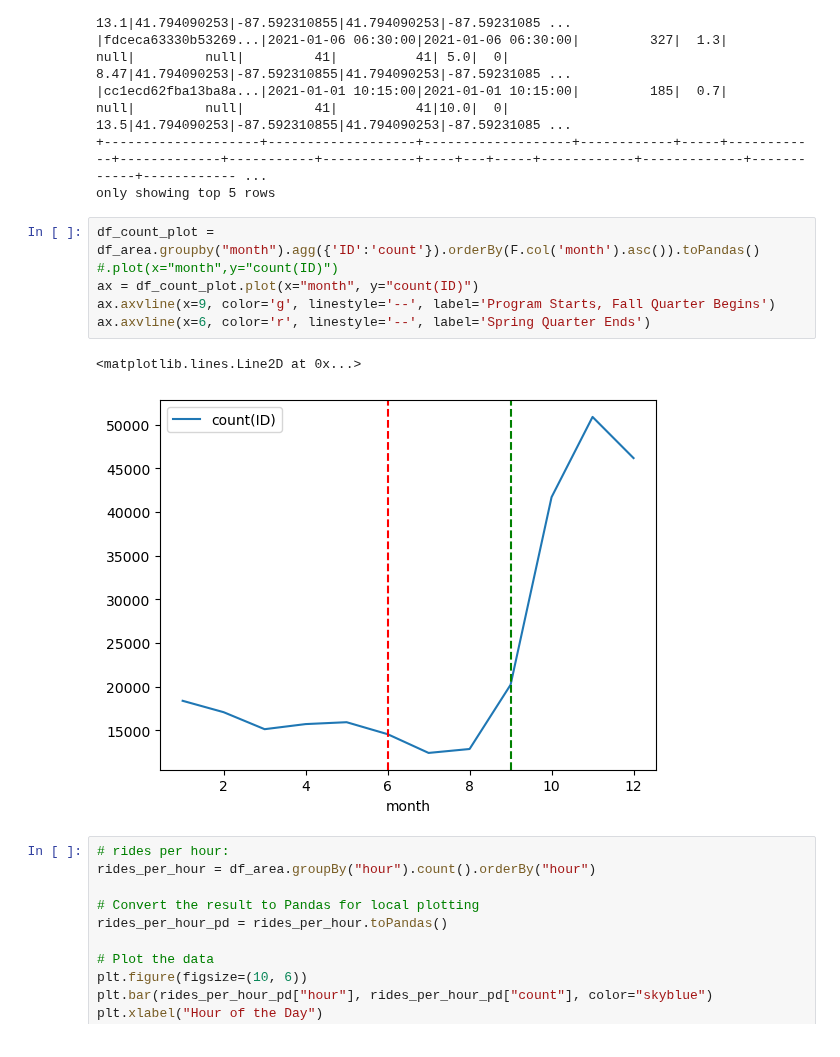
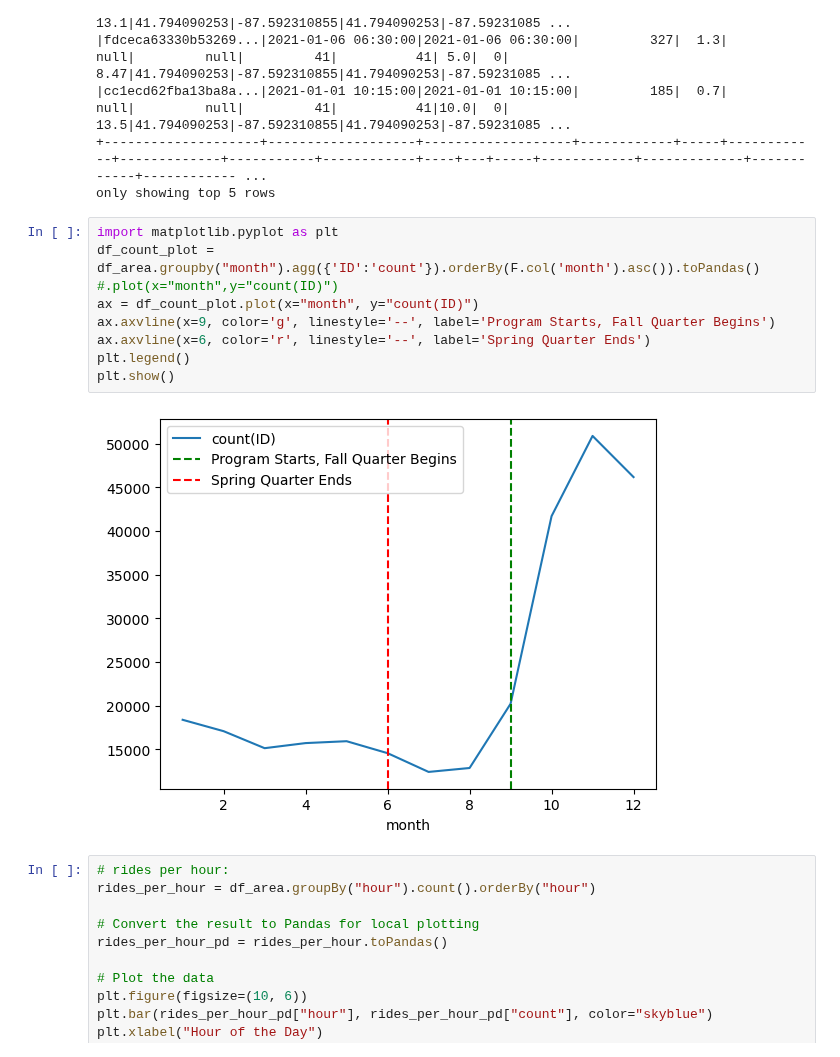
Before and after one commit to hvpachisia/uchicago-lyft-rideshare, a Jupyter notebook: eda_2021.ipynb, the cells around one changed output. Drawn from its saved outputs; the diff is of its cells as text.

Commit message:
eda update labeled graphs

```diff
--- a/eda_2021.ipynb
+++ b/eda_2021.ipynb
@@ -198,13 +198,15 @@ df_area.show(5)
 +--------------------+-------------------+-------------------+------------+-----+------------+-------------+-----------+------------+----+---+-----+------------+-------------+------------+------------ ...
 only showing top 5 rows
 # %%
+import matplotlib.pyplot as plt
 df_count_plot = df_area.groupby("month").agg({'ID':'count'}).orderBy(F.col('month').asc()).toPandas() #.plot(x="month",y="count(ID)")
 ax = df_count_plot.plot(x="month", y="count(ID)")
 ax.axvline(x=9, color='g', linestyle='--', label='Program Starts, Fall Quarter Begins')
 ax.axvline(x=6, color='r', linestyle='--', label='Spring Quarter Ends')
+plt.legend()
+plt.show()
 # %% [output]
-<matplotlib.lines.Line2D at 0x...>
-[figure, old version]
+[figure, new version]
 # %%
 # rides per hour:
 rides_per_hour = df_area.groupBy("hour").count().orderBy("hour")
```
Also changed, not shown: parts of 3 cells of this notebook.
